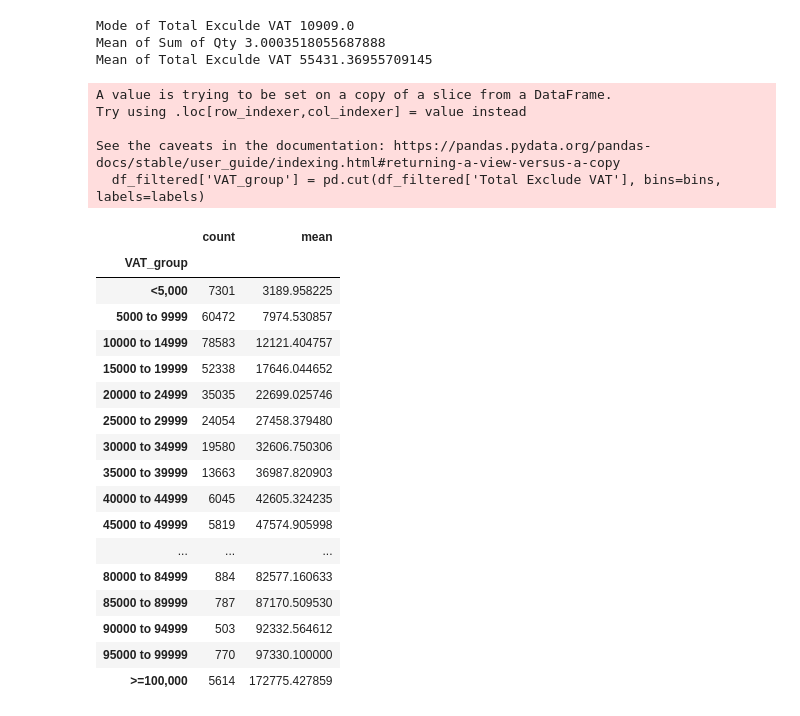
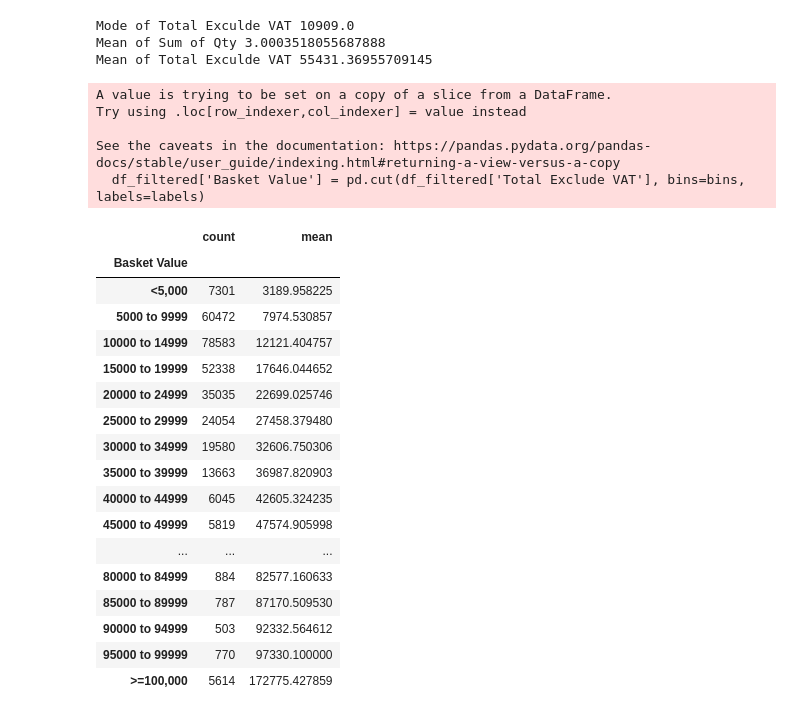
Before and after one commit to TrieuPH/python, a Jupyter notebook: Python/data/Basket-Analysis.ipynb, the cells around one changed output. Cells and saved outputs as stored; diff of their text form; code cells hidden in the pictures.

```diff
--- a/Python/data/Basket-Analysis.ipynb
+++ b/Python/data/Basket-Analysis.ipynb
@@ -174,23 +171,22 @@ Mean of Total Exculde VAT 55431.36955709145
 # %%
 new_df.to_csv("dataCleanM2.csv")
 # %%
-
 # # Group the data based on Total Exclude VAT and calculate the counts
 bins = np.concatenate(([0], np.arange(5000, 100001, 5000), [np.inf]))
 labels = ['<5,000'] + ['{} to {}' .format(i, i+4999) for i in range(5000, 100000, 5000)] + ['>=100,000']
-df_filtered['VAT_group'] = pd.cut(df_filtered['Total Exclude VAT'], bins=bins, labels=labels)
+df_filtered['Basket Value'] = pd.cut(df_filtered['Total Exclude VAT'], bins=bins, labels=labels)
 
-grouped_data = df_filtered.groupby('VAT_group')['Total Exclude VAT'].agg(['count','mean'])
+grouped_data_total = df_filtered.groupby('Basket Value')['Total Exclude VAT'].agg(['count','mean'])
 
-grouped_data
+grouped_data_total
 # %% [output]
 A value is trying to be set on a copy of a slice from a DataFrame.
 Try using .loc[row_indexer,col_indexer] = value instead
 
 See the caveats in the documentation: https://pandas.pydata.org/pandas-docs/stable/user_guide/indexing.html#returning-a-view-versus-a-copy
-  df_filtered['VAT_group'] = pd.cut(df_filtered['Total Exclude VAT'], bins=bins, labels=labels)
+  df_filtered['Basket Value'] = pd.cut(df_filtered['Total Exclude VAT'], bins=bins, labels=labels)
 |  | count | mean |
-| VAT_group |  |  |
+| Basket Value |  |  |
 | <5,000 | 7301 | 3189.958225 |
 | 5000 to 9999 | 60472 | 7974.530857 |
 | 10000 to 14999 | 78583 | 12121.404757 |
```
Also changed, not shown: parts of 7 cells of this notebook, 1 other file.
